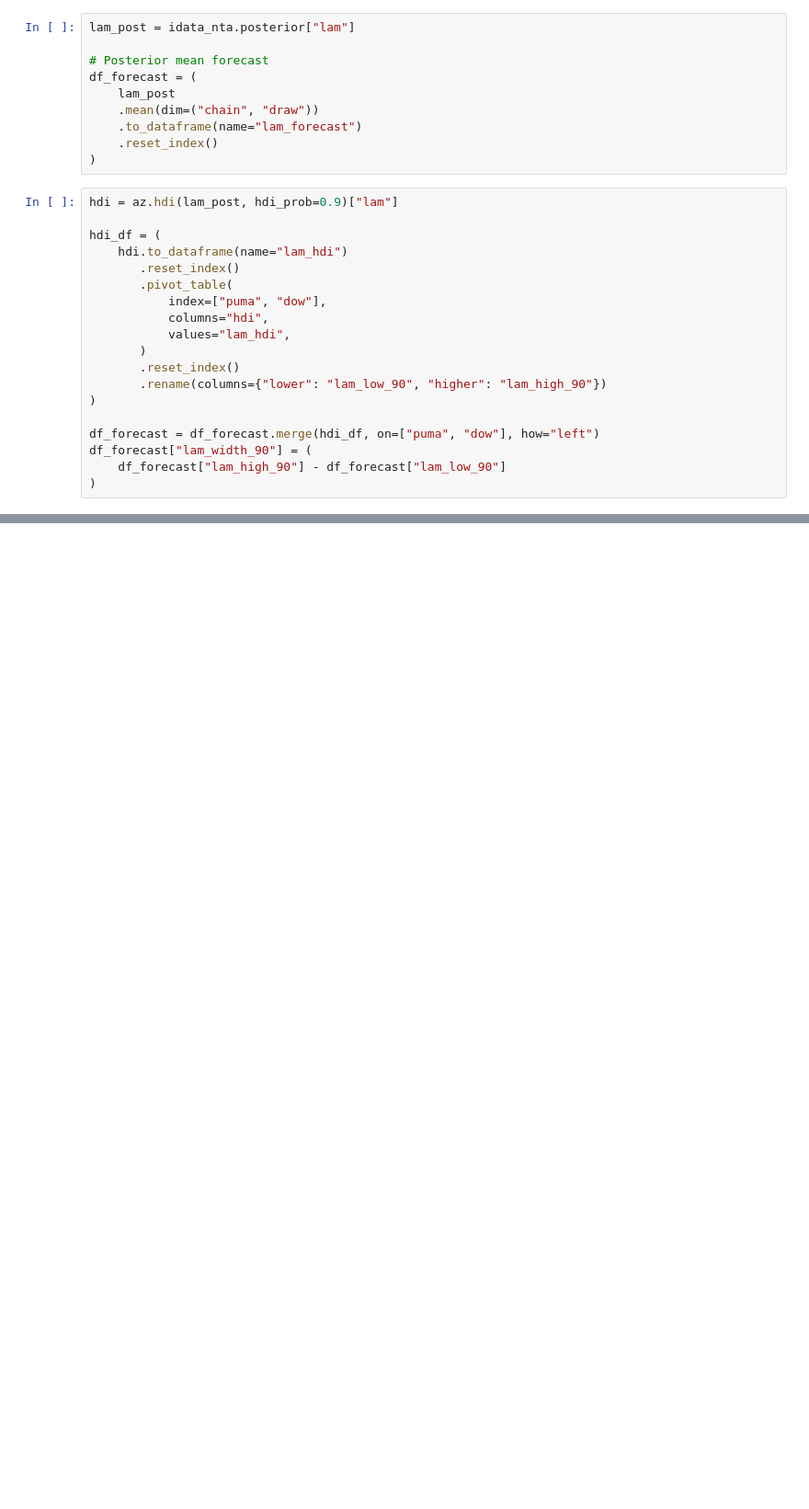
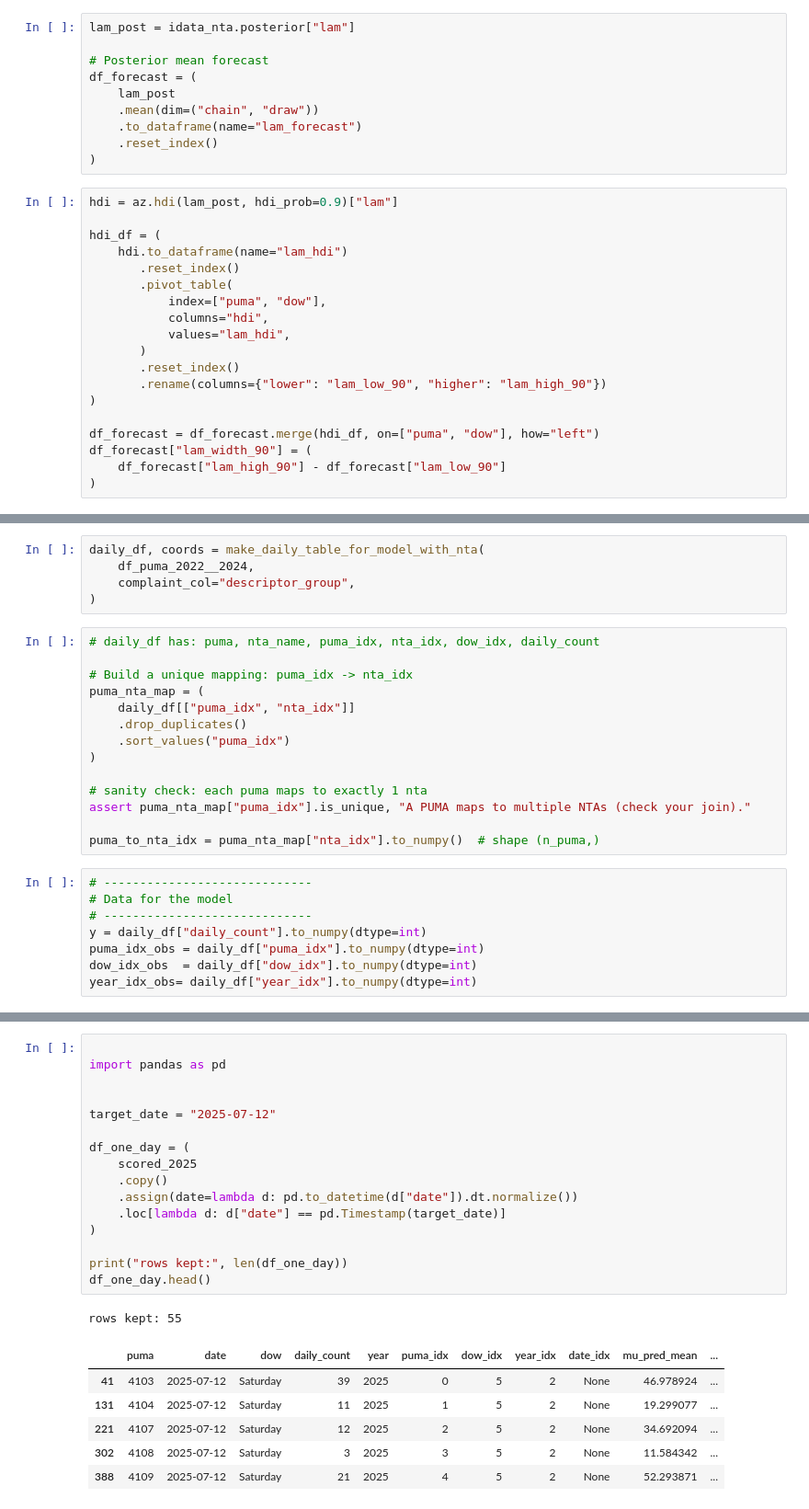
Before and after one commit to mosesmc52/nyc-311-bayesian-noise-models, a Jupyter notebook: notebooks/5_testing_predictions_on_2025.ipynb, the cells around one changed output, grey strips where cells are left out. Shown at 92% size. Saved outputs shown, nothing was run; the diff lists cells and outputs as text; blank space fills up the shorter version.

```diff
--- a/notebooks/5_testing_predictions_on_2025.ipynb
+++ b/notebooks/5_testing_predictions_on_2025.ipynb
@@ -116,0 +243,27 @@ gdf_daily_kepler = kepler_typical_week_from_dow_complaint(
+# %%
+daily_df, coords = make_daily_table_for_model_with_nta(
+    df_puma_2022__2024,
+    complaint_col="descriptor_group",
+)
+# %%
+# daily_df has: puma, nta_name, puma_idx, nta_idx, dow_idx, daily_count
+
+# Build a unique mapping: puma_idx -> nta_idx
+puma_nta_map = (
+    daily_df[["puma_idx", "nta_idx"]]
+    .drop_duplicates()
+    .sort_values("puma_idx")
+)
+
+# sanity check: each puma maps to exactly 1 nta
+assert puma_nta_map["puma_idx"].is_unique, "A PUMA maps to multiple NTAs (check your join)."
+
+puma_to_nta_idx = puma_nta_map["nta_idx"].to_numpy()  # shape (n_puma,)
+# %%
+# -----------------------------
+# Data for the model
+# -----------------------------
+y = daily_df["daily_count"].to_numpy(dtype=int)
+puma_idx_obs = daily_df["puma_idx"].to_numpy(dtype=int)
+dow_idx_obs  = daily_df["dow_idx"].to_numpy(dtype=int)
+year_idx_obs= daily_df["year_idx"].to_numpy(dtype=int)
@@ -116,0 +1047,24 @@ gdf_daily_kepler = kepler_typical_week_from_dow_complaint(
+# %%
+
+import pandas as pd
+
+
+target_date = "2025-07-12"
+
+df_one_day = (
+    scored_2025
+    .copy()
+    .assign(date=lambda d: pd.to_datetime(d["date"]).dt.normalize())
+    .loc[lambda d: d["date"] == pd.Timestamp(target_date)]
+)
+
+print("rows kept:", len(df_one_day))
+df_one_day.head()
+# %% [output]
+rows kept: 55
+|  | puma | date | dow | daily_count | year | puma_idx | dow_idx | year_idx | date_idx | mu_pred_mean | ... |
+| 41 | 4103 | 2025-07-12 | Saturday | 39 | 2025 | 0 | 5 | 2 | None | 46.978924 | ... |
+| 131 | 4104 | 2025-07-12 | Saturday | 11 | 2025 | 1 | 5 | 2 | None | 19.299077 | ... |
+| 221 | 4107 | 2025-07-12 | Saturday | 12 | 2025 | 2 | 5 | 2 | None | 34.692094 | ... |
+| 302 | 4108 | 2025-07-12 | Saturday | 3 | 2025 | 3 | 5 | 2 | None | 11.584342 | ... |
+| 388 | 4109 | 2025-07-12 | Saturday | 21 | 2025 | 4 | 5 | 2 | None | 52.293871 | ... |
```
Also changed, not shown: parts of 31 cells of this notebook, 3 other files.
